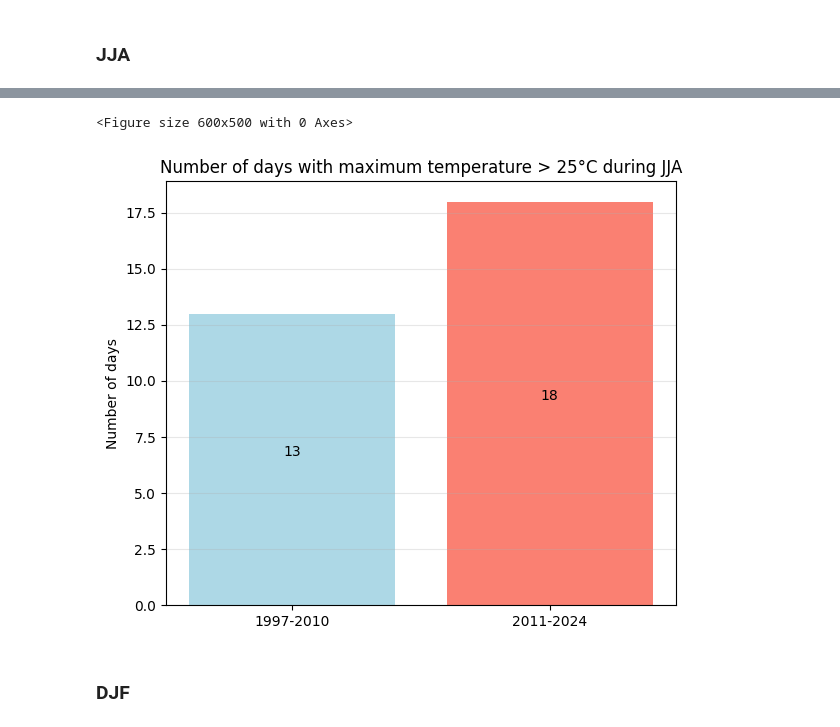
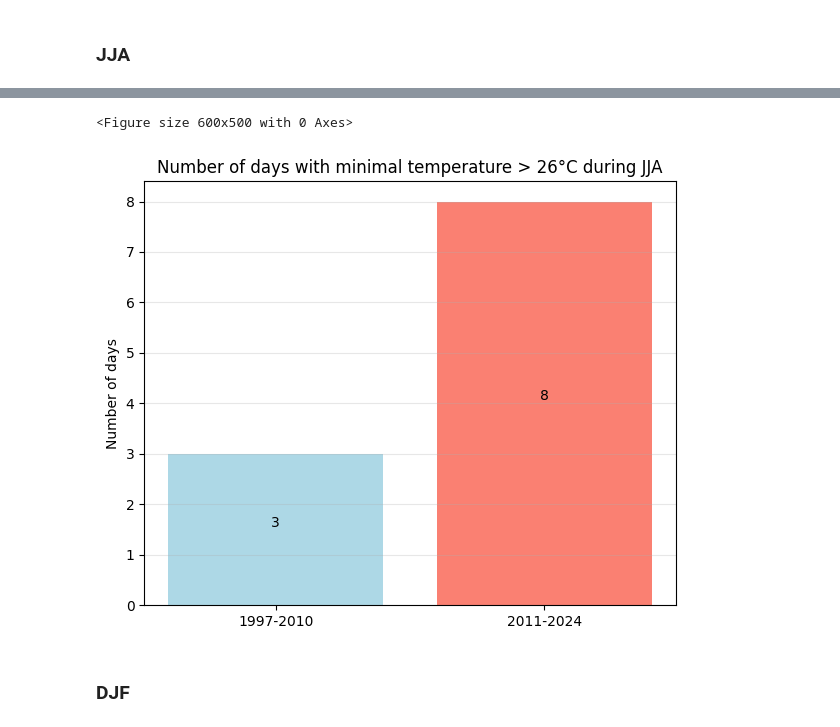
Before and after one commit to leopaulbaleneenm-source/Climate_Change_PO, a Jupyter notebook: notebooks/temp/min_temp_viz.ipynb, the cells around one changed output, grey strips where cells are left out. Drawn from its saved outputs; the diff is of its cells as text; code cells hidden in the pictures.

```diff
--- a/notebooks/temp/min_temp_viz.ipynb
+++ b/notebooks/temp/min_temp_viz.ipynb
@@ -11,6 +13,6 @@ directory = os.chdir("/home/leopaul/po_proj/")
 # %%
 sr = open_data(
-    "FRNOR.RR2025010565429.PPDH.KEYuAAuu91dxAxu2BfU7xuA.csv",
+    "data/FRNOR.RR2025010565429.PPDH.KEYuAAuu91dxAxu2BfU7xuA.csv",
     "TN"
 )
 # %% [output]
@@ -160,7 +162,8 @@ thresholds(
     months_letter="JJA",
     first_sr=sr_frst_d,
     second_sr=sr_snd_d,
-    threshold=25,
+    threshold=26,
+    data_type="minimal",
     periods=["1997-2010", "2011-2024"],
     study_sign=">"
 )
@@ -172,5 +175,5 @@ The corresponding dates are : [Timestamp('2012-08-22 00:00:00'), Timestamp('2015
 <Figure size 600x500 with 0 Axes>
-[figure, old version]
+[figure, new version]
 # %% [markdown]
 ### DJF
 # %%
```
Also changed, not shown: parts of 3 cells of this notebook, 14 other files.
